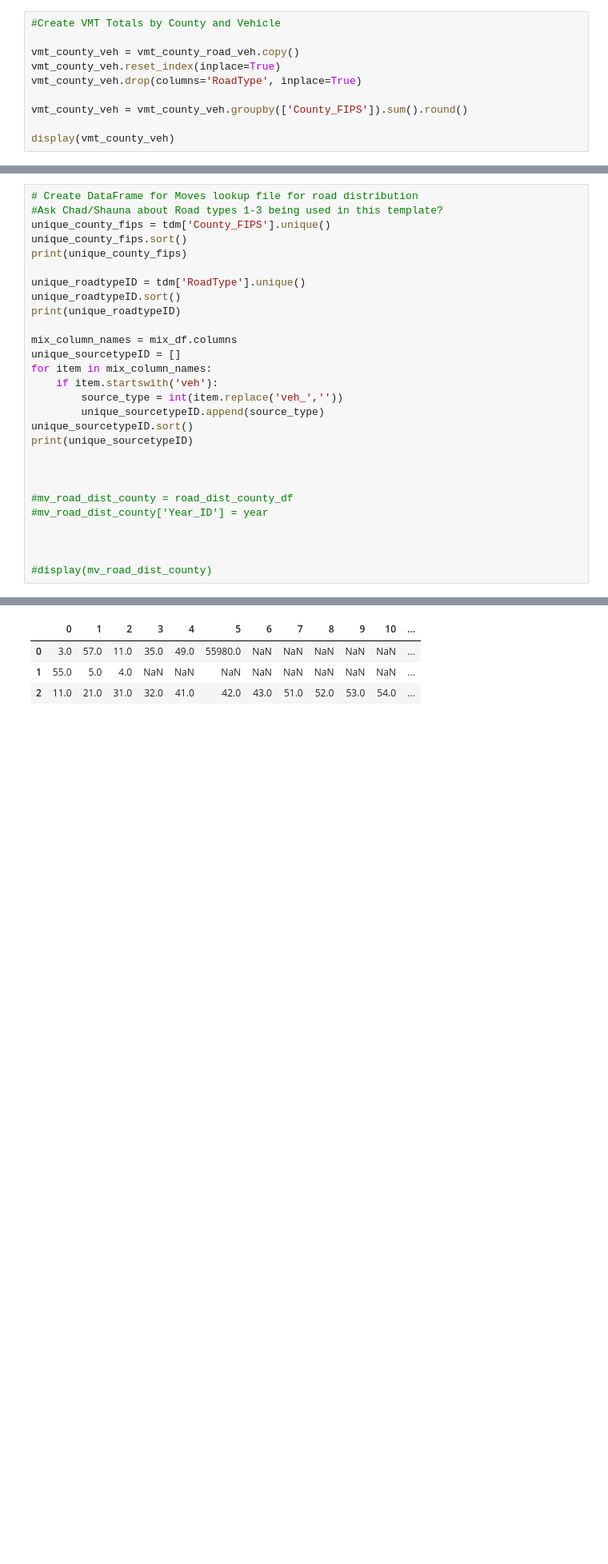
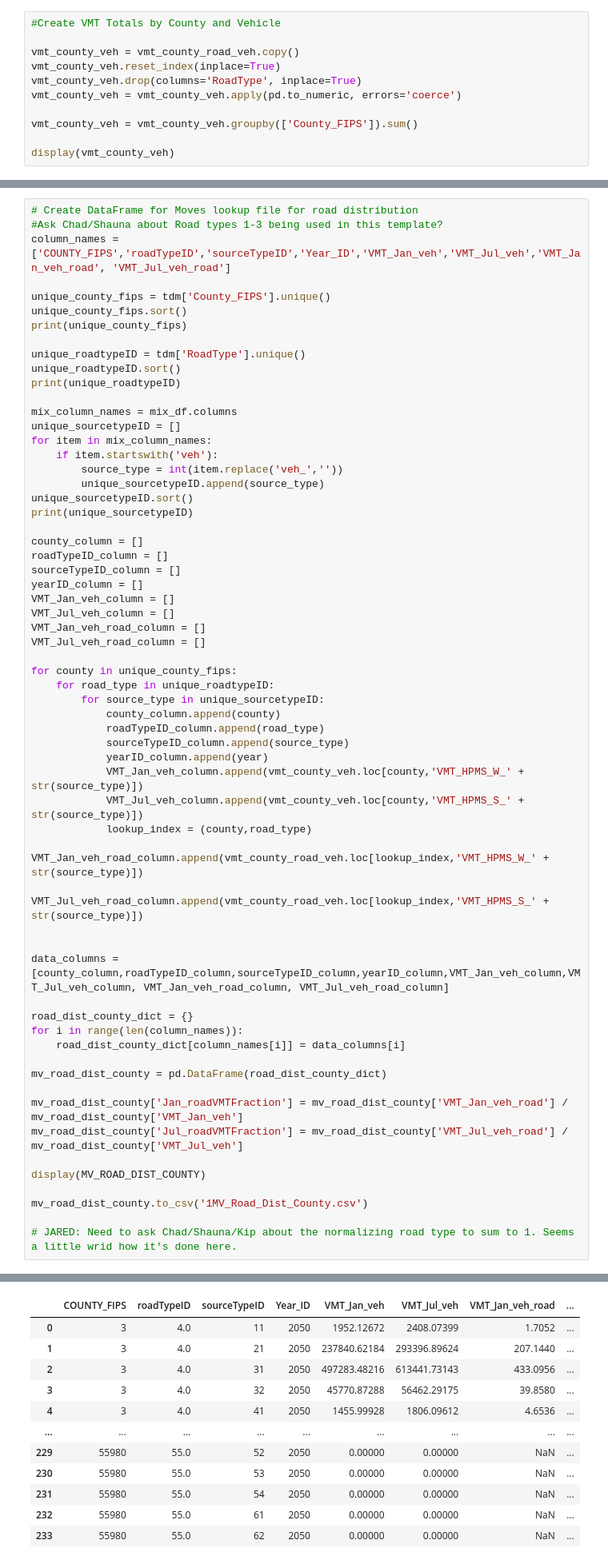
Before and after one commit to jlillywhiteMAG/MOVES_Input_Creation, a Jupyter notebook: MOVES_Input_File_Preparation.ipynb, the cells around one changed output, grey strips where cells are left out. Shown at 80% size. Saved outputs shown, nothing was run; the diff lists cells and outputs as text; blank space fills up the shorter version.

```diff
--- a/MOVES_Input_File_Preparation.ipynb
+++ b/MOVES_Input_File_Preparation.ipynb
@@ -473,8 +473,9 @@ display(vmt_county_road_veh)
 vmt_county_veh = vmt_county_road_veh.copy()
 vmt_county_veh.reset_index(inplace=True)
 vmt_county_veh.drop(columns='RoadType', inplace=True)
+vmt_county_veh = vmt_county_veh.apply(pd.to_numeric, errors='coerce')
 
-vmt_county_veh = vmt_county_veh.groupby(['County_FIPS']).sum().round()
+vmt_county_veh = vmt_county_veh.groupby(['County_FIPS']).sum()
 
 display(vmt_county_veh)
 # %% [output]
@@ -494,36 +495,77 @@ display(vmt_county_veh)
 # %%
 # Create DataFrame for Moves lookup file for road distribution
 #Ask Chad/Shauna about Road types 1-3 being used in this template?
+column_names = ['COUNTY_FIPS','roadTypeID','sourceTypeID','Year_ID','VMT_Jan_veh','VMT_Jul_veh','VMT_Jan_veh_road', 'VMT_Jul_veh_road']
+
 unique_county_fips = tdm['County_FIPS'].unique()
 unique_county_fips.sort()
 print(unique_county_fips)
 
 unique_roadtypeID = tdm['RoadType'].unique()
 unique_roadtypeID.sort()
 print(unique_roadtypeID)
 
 mix_column_names = mix_df.columns
 unique_sourcetypeID = []
 for item in mix_column_names:
     if item.startswith('veh'):
         source_type = int(item.replace('veh_',''))
         unique_sourcetypeID.append(source_type)
 unique_sourcetypeID.sort()
 print(unique_sourcetypeID)
 
+county_column = []
+roadTypeID_column = []
+sourceTypeID_column = []
+yearID_column = []
+VMT_Jan_veh_column = []
+VMT_Jul_veh_column = []
+VMT_Jan_veh_road_column = []
+VMT_Jul_veh_road_column = []
+
+for county in unique_county_fips:
+    for road_type in unique_roadtypeID:
+        for source_type in unique_sourcetypeID:
+            county_column.append(county)
+            roadTypeID_column.append(road_type)
+            sourceTypeID_column.append(source_type)
+            yearID_column.append(year)
+            VMT_Jan_veh_column.append(vmt_county_veh.loc[county,'VMT_HPMS_W_' + str(source_type)])
+            VMT_Jul_veh_column.append(vmt_county_veh.loc[county,'VMT_HPMS_S_' + str(source_type)])
+            lookup_index = (county,road_type)
+            VMT_Jan_veh_road_column.append(vmt_county_road_veh.loc[lookup_index,'VMT_HPMS_W_' + str(source_type)])
+            VMT_Jul_veh_road_column.append(vmt_county_road_veh.loc[lookup_index,'VMT_HPMS_S_' + str(source_type)])
 
 
-#mv_road_dist_county = road_dist_county_df
-#mv_road_dist_county['Year_ID'] = year
+data_columns = [county_column,roadTypeID_column,sourceTypeID_column,yearID_column,VMT_Jan_veh_column,VMT_Jul_veh_column, VMT_Jan_veh_road_column, VMT_Jul_veh_road_column]
 
+road_dist_county_dict = {}
+for i in range(len(column_names)):
+    road_dist_county_dict[column_names[i]] = data_columns[i]
 
+mv_road_dist_county = pd.DataFrame(road_dist_county_dict)
 
-#display(mv_road_dist_county)
+mv_road_dist_county['Jan_roadVMTFraction'] = mv_road_dist_county['VMT_Jan_veh_road'] / mv_road_dist_county['VMT_Jan_veh']
+mv_road_dist_county['Jul_roadVMTFraction'] = mv_road_dist_county['VMT_Jul_veh_road'] / mv_road_dist_county['VMT_Jul_veh']
+
+display(MV_ROAD_DIST_COUNTY)
+
+mv_road_dist_county.to_csv('1MV_Road_Dist_County.csv')
+
+# JARED: Need to ask Chad/Shauna/Kip about the normalizing road type to sum to 1. Seems a little wrid how it's done here.
 # %% [output]
 [    3    11    35    49    57 55980]
 [ 4.  5. 55.]
 [11, 21, 31, 32, 41, 42, 43, 51, 52, 53, 54, 61, 62]
-|  | 0 | 1 | 2 | 3 | 4 | 5 | 6 | 7 | 8 | 9 | 10 | ... |
-| 0 | 3.0 | 57.0 | 11.0 | 35.0 | 49.0 | 55980.0 | NaN | NaN | NaN | NaN | NaN | ... |
-| 1 | 55.0 | 5.0 | 4.0 | NaN | NaN | NaN | NaN | NaN | NaN | NaN | NaN | ... |
-| 2 | 11.0 | 21.0 | 31.0 | 32.0 | 41.0 | 42.0 | 43.0 | 51.0 | 52.0 | 53.0 | 54.0 | ... |
+|  | COUNTY_FIPS | roadTypeID | sourceTypeID | Year_ID | VMT_Jan_veh | VMT_Jul_veh | VMT_Jan_veh_road | ... |
+| 0 | 3 | 4.0 | 11 | 2050 | 1952.12672 | 2408.07399 | 1.7052 | ... |
+| 1 | 3 | 4.0 | 21 | 2050 | 237840.62184 | 293396.89624 | 207.1440 | ... |
+| 2 | 3 | 4.0 | 31 | 2050 | 497283.48216 | 613441.73143 | 433.0956 | ... |
+| 3 | 3 | 4.0 | 32 | 2050 | 45770.87288 | 56462.29175 | 39.8580 | ... |
+| 4 | 3 | 4.0 | 41 | 2050 | 1455.99928 | 1806.09612 | 4.6536 | ... |
+| ... | ... | ... | ... | ... | ... | ... | ... | ... |
+| 229 | 55980 | 55.0 | 52 | 2050 | 0.00000 | 0.00000 | NaN | ... |
+| 230 | 55980 | 55.0 | 53 | 2050 | 0.00000 | 0.00000 | NaN | ... |
+| 231 | 55980 | 55.0 | 54 | 2050 | 0.00000 | 0.00000 | NaN | ... |
+| 232 | 55980 | 55.0 | 61 | 2050 | 0.00000 | 0.00000 | NaN | ... |
+| 233 | 55980 | 55.0 | 62 | 2050 | 0.00000 | 0.00000 | NaN | ... |
```
Also changed, not shown: parts of 3 cells of this notebook, 1 other file.
